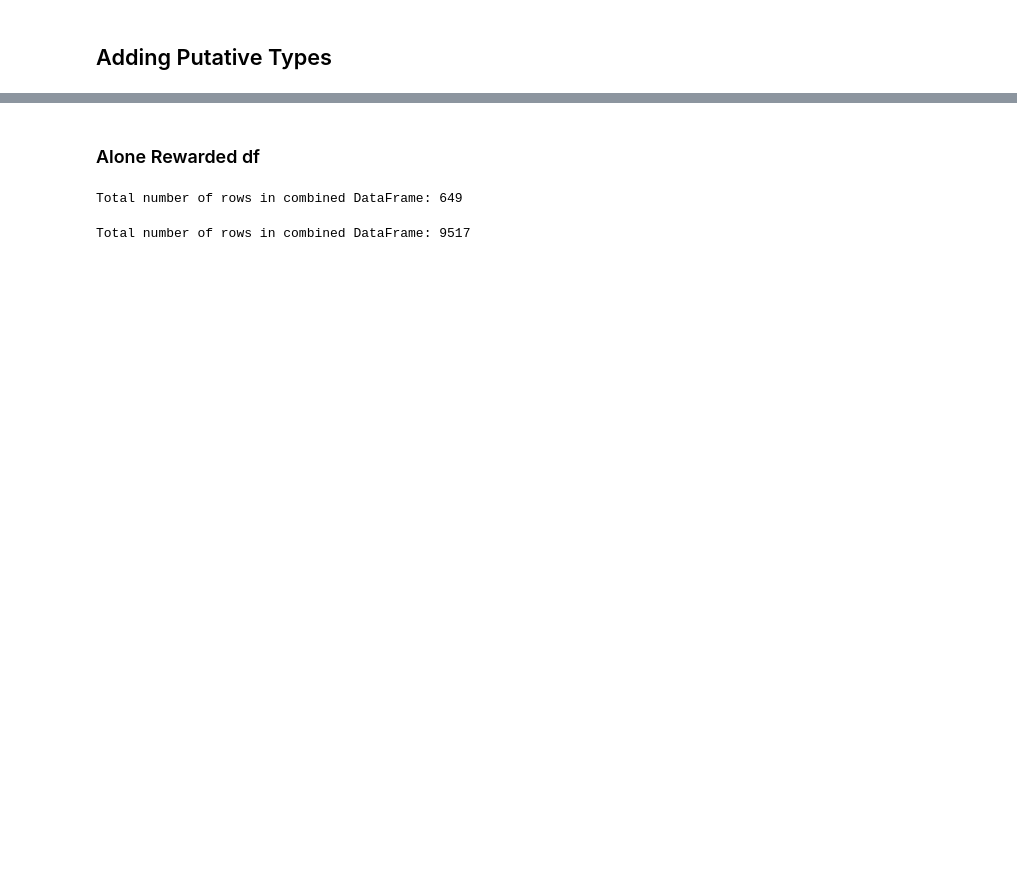
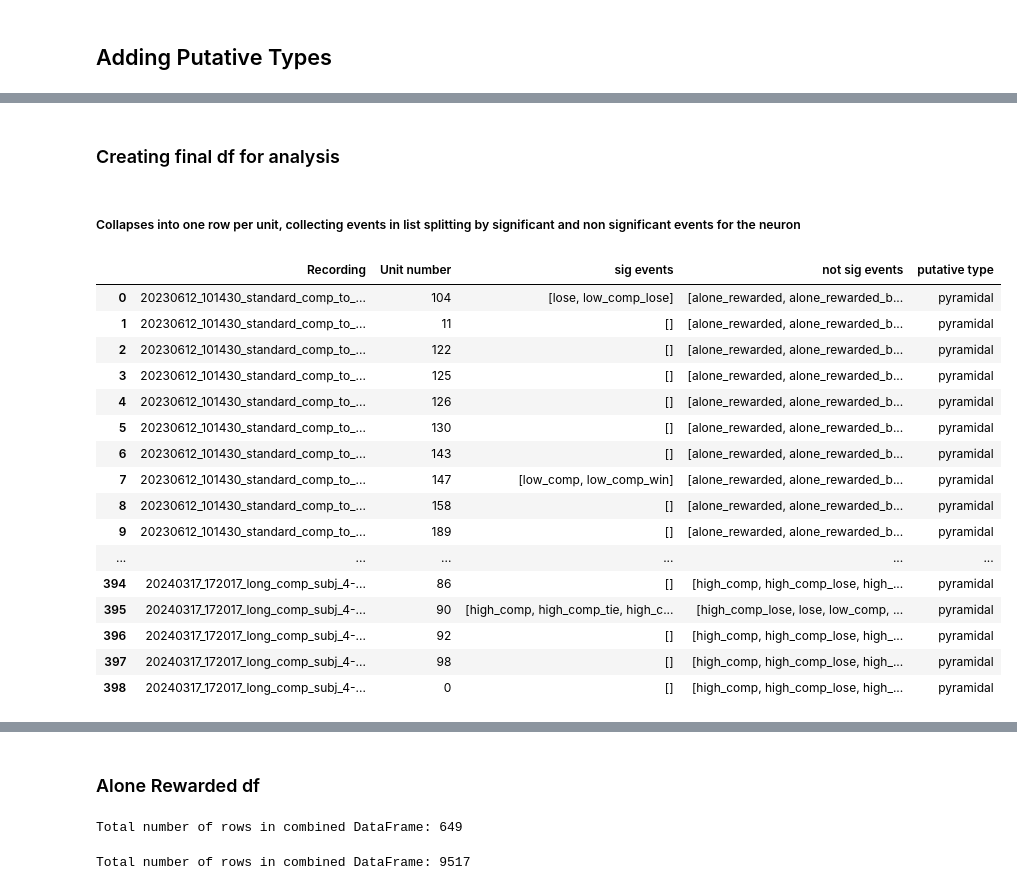
Before and after one commit to padillacoreanolab/diff_fam_social_memory_ephys, a Jupyter notebook: other_peoples_sutff/Thomas/reward_comp/z_score_analysis.ipynb, the cells around one changed output, grey strips where cells are left out. Drawn from its saved outputs; the diff is of its cells as text; code cells hidden in the pictures; blank space fills up the shorter version.

```diff
--- a/other_peoples_sutff/Thomas/reward_comp/z_score_analysis.ipynb
+++ b/other_peoples_sutff/Thomas/reward_comp/z_score_analysis.ipynb
@@ -253,0 +444,61 @@ Name: count, dtype: int64
+# %% [markdown]
+### Creating final df for analysis
+# %% [markdown]
+##### Collapses into one row per unit, collecting events in list splitting by significant and non significant events for the neuron
+# %%
+# Group by 'Recording' and 'Unit number' and aggregate the required columns
+grouped = merged_df.groupby(['Recording', 'Unit number']).agg({
+    'Event name': lambda x: list(x),
+    'sig': lambda x: list(x),
+    'putative type': 'first'  # Assuming 'putative type' is consistent within each group
+}).reset_index()
+
+# Initialize lists to store the 'sig events' and 'not sig events'
+sig_events = []
+not_sig_events = []
+
+# Iterate over the grouped DataFrame to populate the lists
+for index, row in grouped.iterrows():
+    sig_list = []
+    not_sig_list = []
+    for event_name, sig in zip(row['Event name'], row['sig']):
+        if sig != 'not sig':
+            sig_list.append(event_name)
+        else:
+            not_sig_list.append(event_name)
+    sig_events.append(sig_list)
+    not_sig_events.append(not_sig_list)
+
+# Create the final DataFrame
+units_df = pd.DataFrame({
+    'Recording': grouped['Recording'],
+    'Unit number': grouped['Unit number'],
+    'sig events': sig_events,
+    'not sig events': not_sig_events,
+    'putative type': grouped['putative type']
+})
+
+# Display and save the new DataFrame
+units_df.to_csv(
+    "C:/Users/thoma/Code/ResearchCode/diff_fam_social_memory_ephys/other_peoples_sutff/Thomas/reward_comp/outputs/final_sig_putative.csv",
+    index=False
+)
+units_df
+# %% [output]
+|  | Recording | Unit number | sig events | not sig events | putative type |
+| 0 | 20230612_101430_standard_comp_to_... | 104 | [lose, low_comp_lose] | [alone_rewarded, alone_rewarded_b... | pyramidal |
+| 1 | 20230612_101430_standard_comp_to_... | 11 | [] | [alone_rewarded, alone_rewarded_b... | pyramidal |
+| 2 | 20230612_101430_standard_comp_to_... | 122 | [] | [alone_rewarded, alone_rewarded_b... | pyramidal |
+| 3 | 20230612_101430_standard_comp_to_... | 125 | [] | [alone_rewarded, alone_rewarded_b... | pyramidal |
+| 4 | 20230612_101430_standard_comp_to_... | 126 | [] | [alone_rewarded, alone_rewarded_b... | pyramidal |
+| 5 | 20230612_101430_standard_comp_to_... | 130 | [] | [alone_rewarded, alone_rewarded_b... | pyramidal |
+| 6 | 20230612_101430_standard_comp_to_... | 143 | [] | [alone_rewarded, alone_rewarded_b... | pyramidal |
+| 7 | 20230612_101430_standard_comp_to_... | 147 | [low_comp, low_comp_win] | [alone_rewarded, alone_rewarded_b... | pyramidal |
+| 8 | 20230612_101430_standard_comp_to_... | 158 | [] | [alone_rewarded, alone_rewarded_b... | pyramidal |
+| 9 | 20230612_101430_standard_comp_to_... | 189 | [] | [alone_rewarded, alone_rewarded_b... | pyramidal |
+| ... | ... | ... | ... | ... | ... |
+| 394 | 20240317_172017_long_comp_subj_4-... | 86 | [] | [high_comp, high_comp_lose, high_... | pyramidal |
+| 395 | 20240317_172017_long_comp_subj_4-... | 90 | [high_comp, high_comp_tie, high_c... | [high_comp_lose, lose, low_comp, ... | pyramidal |
+| 396 | 20240317_172017_long_comp_subj_4-... | 92 | [] | [high_comp, high_comp_lose, high_... | pyramidal |
+| 397 | 20240317_172017_long_comp_subj_4-... | 98 | [] | [high_comp, high_comp_lose, high_... | pyramidal |
+| 398 | 20240317_172017_long_comp_subj_4-... | 0 | [] | [high_comp, high_comp_lose, high_... | pyramidal |
```
Also changed, not shown: parts of 50 cells of this notebook, 2 other files.
